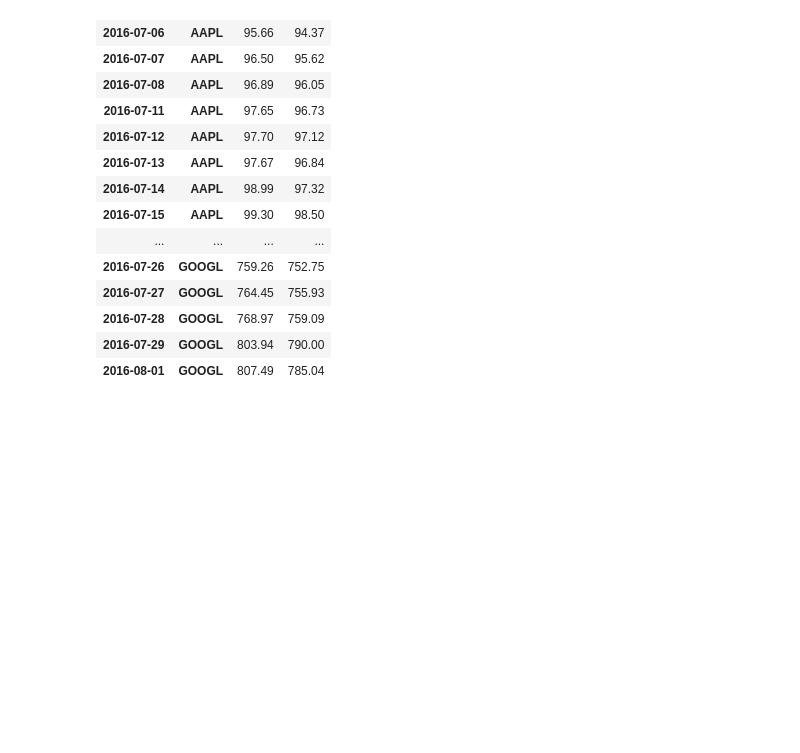
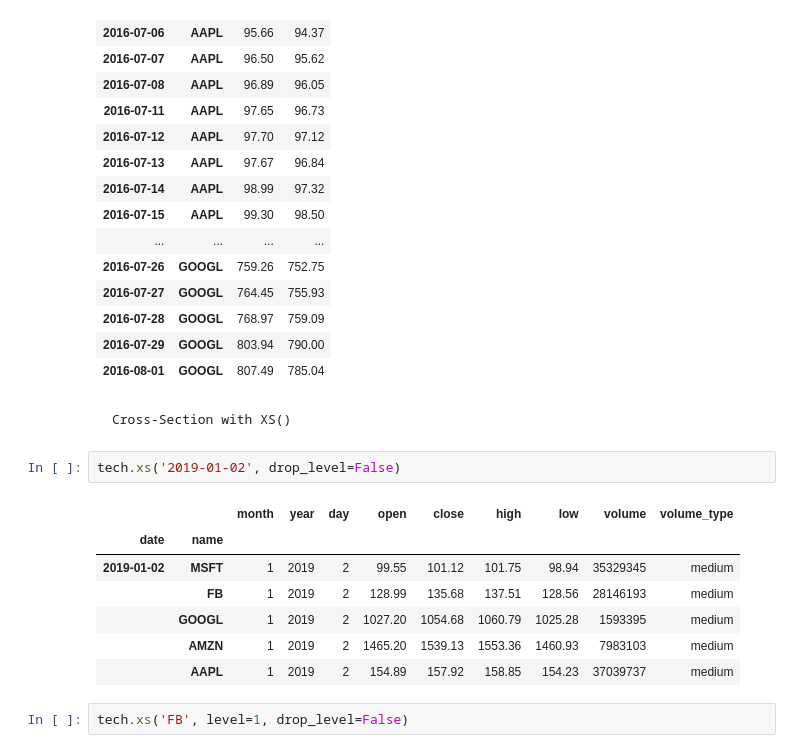
Before and after one commit to Narula901/Python-Library, a Jupyter notebook: Pandas/Practice Problems/Practice Problem - Going MultiDimensional - 2.ipynb, the cells around one changed output. Cells and saved outputs as stored; diff of their text form; blank space fills up the shorter version.

```diff
--- a/Pandas/Practice Problems/Practice Problem - Going MultiDimensional - 2.ipynb
+++ b/Pandas/Practice Problems/Practice Problem - Going MultiDimensional - 2.ipynb
@@ -201,3 +201,17 @@ tech_df2.loc[(slice(None), ['AAPL', 'GOOGL']),['high','low']]
 | 2016-07-28 | GOOGL | 768.97 | 759.09 |
 | 2016-07-29 | GOOGL | 803.94 | 790.00 |
 | 2016-08-01 | GOOGL | 807.49 | 785.04 |
+# %% [markdown]
+    Cross-Section with XS()
+# %%
+tech.xs('2019-01-02', drop_level=False)
+# %% [output]
+|  |  | month | year | day | open | close | high | low | volume | volume_type |
+| date | name |  |  |  |  |  |  |  |  |  |
+| 2019-01-02 | MSFT | 1 | 2019 | 2 | 99.55 | 101.12 | 101.75 | 98.94 | 35329345 | medium |
+|  | FB | 1 | 2019 | 2 | 128.99 | 135.68 | 137.51 | 128.56 | 28146193 | medium |
+|  | GOOGL | 1 | 2019 | 2 | 1027.20 | 1054.68 | 1060.79 | 1025.28 | 1593395 | medium |
+|  | AMZN | 1 | 2019 | 2 | 1465.20 | 1539.13 | 1553.36 | 1460.93 | 7983103 | medium |
+|  | AAPL | 1 | 2019 | 2 | 154.89 | 157.92 | 158.85 | 154.23 | 37039737 | medium |
+# %%
+tech.xs('FB', level=1, drop_level=False)
```
Also changed, not shown: parts of 13 cells of this notebook.
